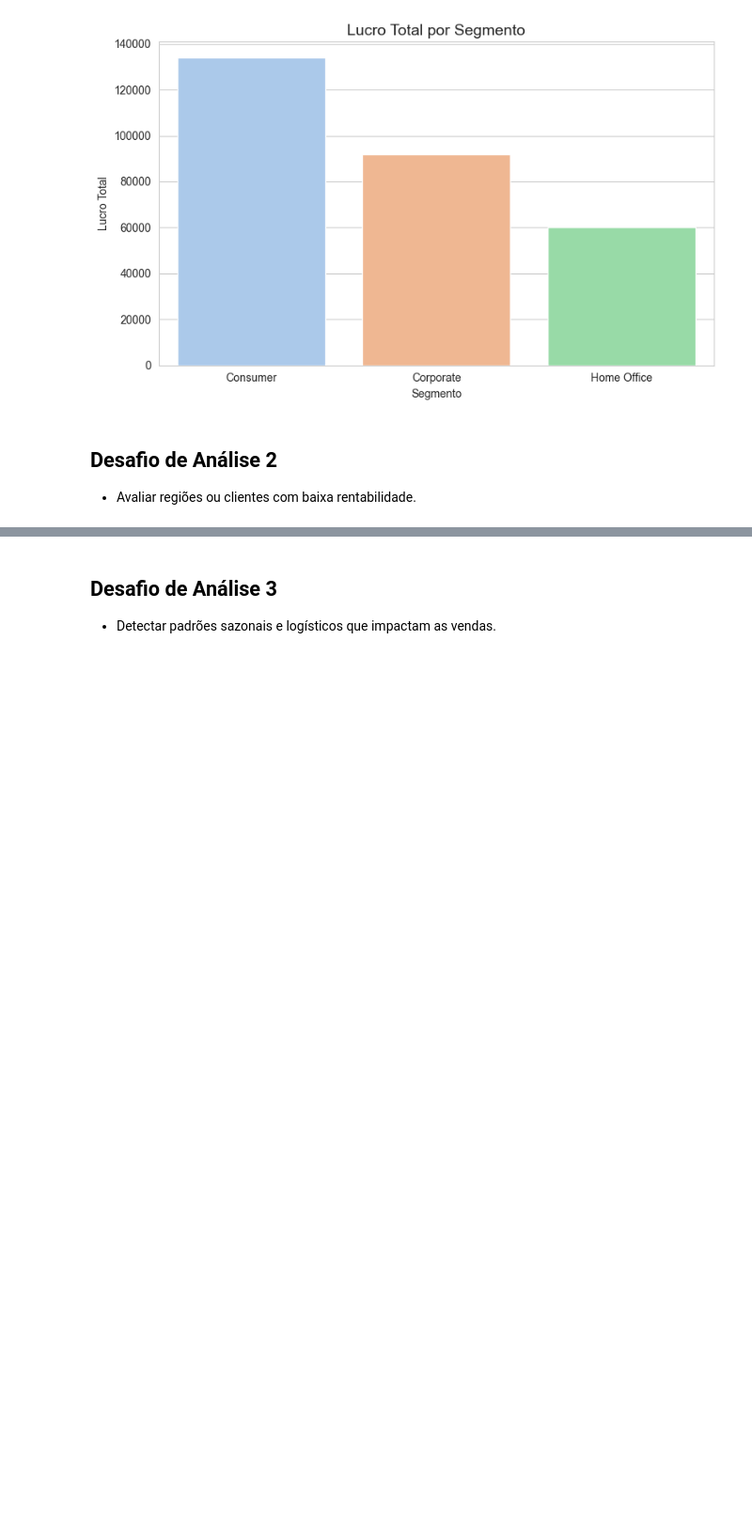
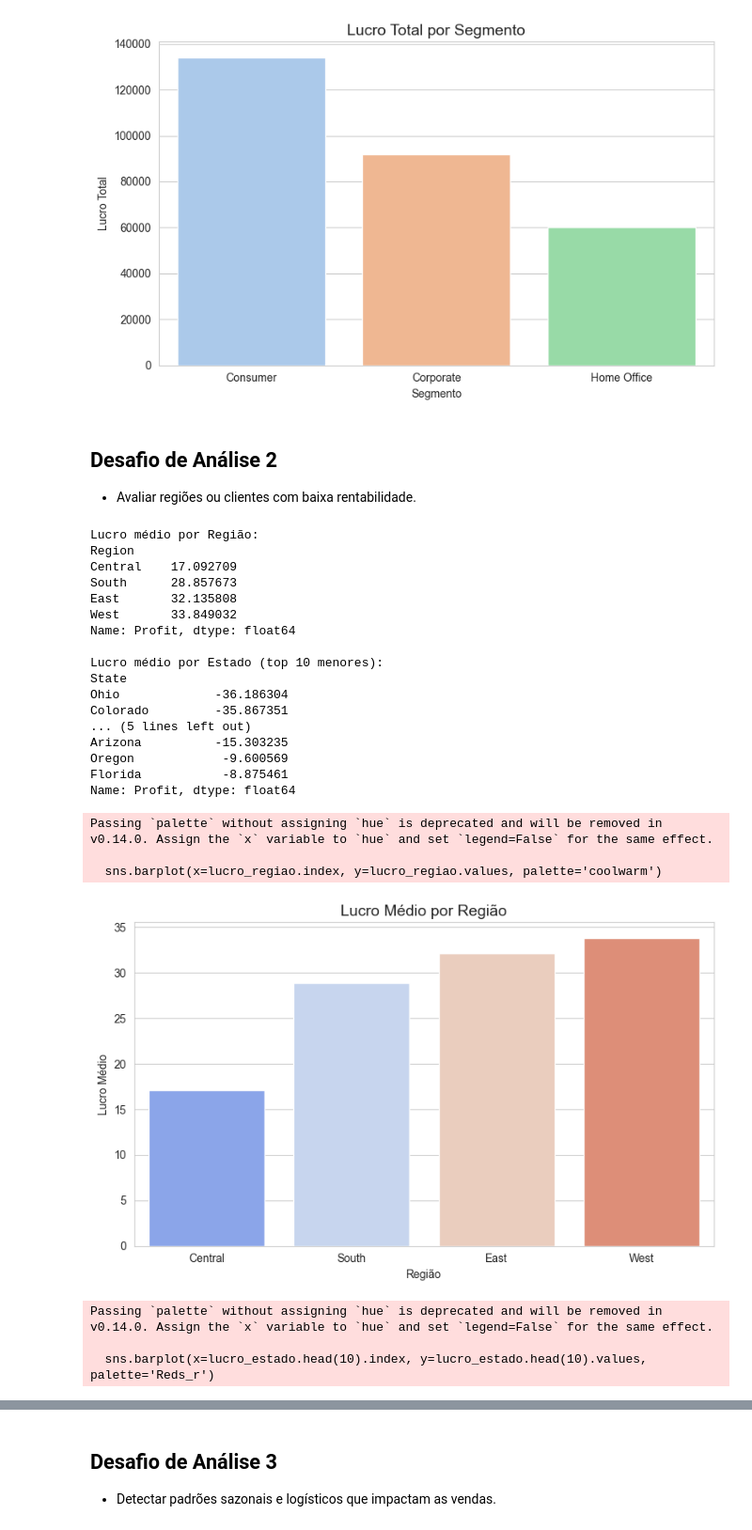
Before and after one commit to MaluAbrami/trabAnaliseDeDados, a Jupyter notebook: notebooks/Trabalho.ipynb, the cells around one changed output, grey strips where cells are left out. Shown at 94% size. Drawn from its saved outputs; the diff is of its cells as text; code cells hidden in the pictures; blank space fills up the shorter version.

Commit message:
add análise das regiões para desafio de análise 2

```diff
--- a/notebooks/Trabalho.ipynb
+++ b/notebooks/Trabalho.ipynb
@@ -625,3 +625,83 @@ Passing `palette` without assigning `hue` is deprecated and will be removed in v
 # %% [markdown]
 ## Desafio de Análise 2
 - Avaliar regiões ou clientes com baixa rentabilidade.
+# %%
+# Análise de lucro por região e estado, considerando Ship Mode e Discount
+
+# Lucro médio por região e estado
+lucro_regiao = df.groupby('Region')['Profit'].mean().sort_values()
+lucro_estado = df.groupby('State')['Profit'].mean().sort_values()
+
+print("Lucro médio por Região:")
+print(lucro_regiao)
+print("\nLucro médio por Estado (top 10 menores):")
+print(lucro_estado.head(10))
+
+# Gráfico: Lucro médio por Região
+plt.figure(figsize=(8, 5))
+sns.barplot(x=lucro_regiao.index, y=lucro_regiao.values, palette='coolwarm')
+plt.title('Lucro Médio por Região', fontsize=14)
+plt.xlabel('Região')
+plt.ylabel('Lucro Médio')
+plt.tight_layout()
+plt.show()
+
+# Gráfico: Lucro médio por Estado (top 10 menores)
+plt.figure(figsize=(12, 6))
+sns.barplot(x=lucro_estado.head(10).index, y=lucro_estado.head(10).values, palette='Reds_r')
+plt.title('Top 10 Estados com Menor Lucro Médio', fontsize=14)
+plt.xlabel('Estado')
+plt.ylabel('Lucro Médio')
+plt.xticks(rotation=45)
+plt.tight_layout()
+plt.show()
+
+# Avaliar impacto do Ship Mode e Discount nas regiões
+plt.figure(figsize=(10, 6))
+sns.boxplot(data=df, x='Region', y='Discount', hue='Ship Mode')
+plt.title('Distribuição de Descontos por Região e Ship Mode', fontsize=14)
+plt.xlabel('Região')
+plt.ylabel('Desconto')
+plt.legend(title='Ship Mode')
+plt.tight_layout()
+plt.show()
+
+plt.figure(figsize=(10, 6))
+sns.boxplot(data=df, x='Region', y='Profit', hue='Ship Mode')
+plt.title('Distribuição de Lucro por Região e Ship Mode', fontsize=14)
+plt.xlabel('Região')
+plt.ylabel('Lucro')
+plt.legend(title='Ship Mode')
+plt.tight_layout()
+plt.show()
+
+# Descrição interpretativa
+for regiao in df['Region'].unique():
+    media_lucro = df[df['Region'] == regiao]['Profit'].mean()
+    media_desconto = df[df['Region'] == regiao]['Discount'].mean()
+    print(f"Região: {regiao} | Lucro médio: {media_lucro:.2f} | Desconto médio: {media_desconto:.2f}")
+# %% [output]
+Lucro médio por Região:
+Region
+Central    17.092709
+South      28.857673
+East       32.135808
+West       33.849032
+Name: Profit, dtype: float64
+
+Lucro médio por Estado (top 10 menores):
+State
+Ohio             -36.186304
+Colorado         -35.867351
+... (5 lines left out)
+Arizona          -15.303235
+Oregon            -9.600569
+Florida           -8.875461
+Name: Profit, dtype: float64
+Passing `palette` without assigning `hue` is deprecated and will be removed in v0.14.0. Assign the `x` variable to `hue` and set `legend=False` for the same effect.
+
+  sns.barplot(x=lucro_regiao.index, y=lucro_regiao.values, palette='coolwarm')
+[figure, added]
+Passing `palette` without assigning `hue` is deprecated and will be removed in v0.14.0. Assign the `x` variable to `hue` and set `legend=False` for the same effect.
+
+  sns.barplot(x=lucro_estado.head(10).index, y=lucro_estado.head(10).values, palette='Reds_r')
```
Also changed, not shown: parts of 2 cells of this notebook.
